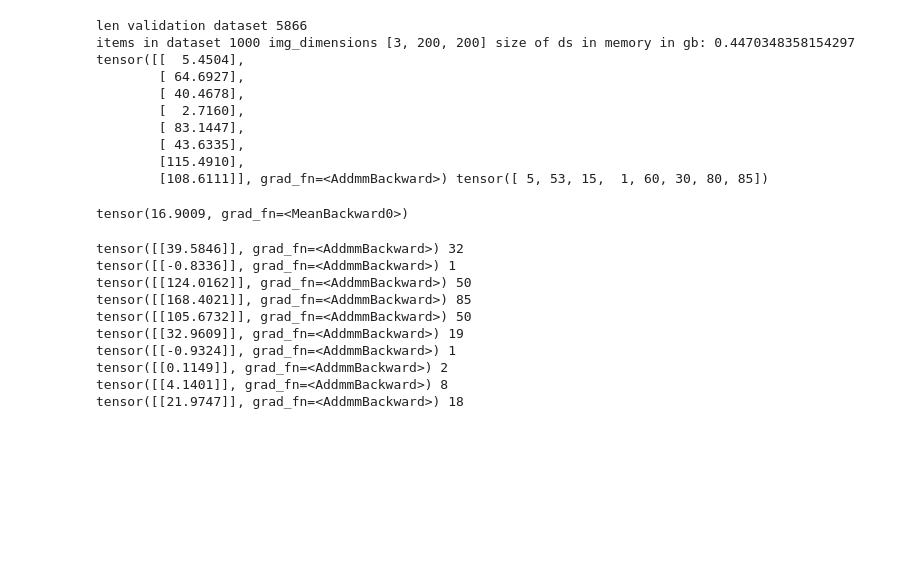
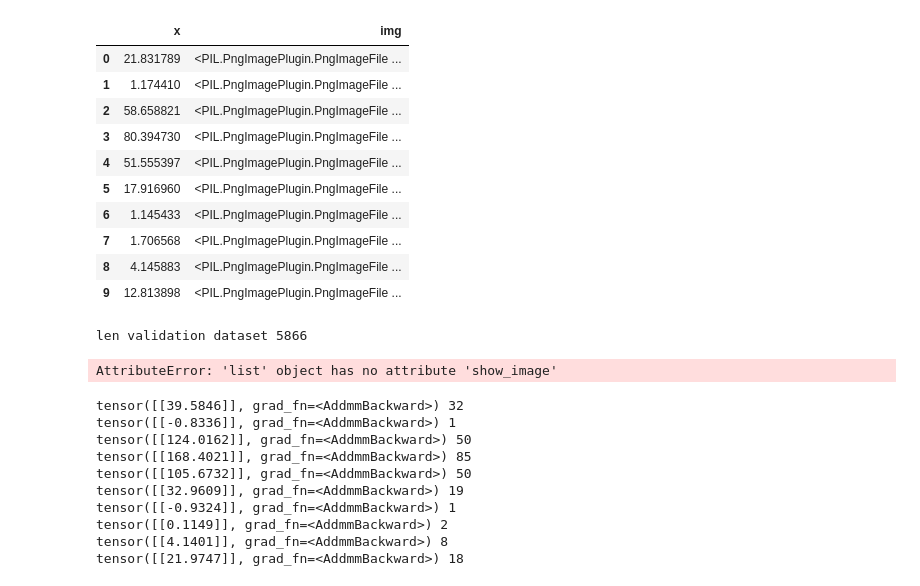
Before and after one commit to jvanelteren/age_prediction, a Jupyter notebook: age_pure_pytorch.ipynb, the cells around one changed output. Cells and saved outputs as stored; diff of their text form; code cells hidden in the pictures; blank space fills up the shorter version.

```diff
--- a/age_pure_pytorch.ipynb
+++ b/age_pure_pytorch.ipynb
@@ -170,13 +173,9 @@ def train():
             not_improve_count = 0
         else:
             not_improve_count += 1
-            if not_improve_count > 4:
+            if not_improve_count > 300:
                 print('early stopping!')
                 break
-
-        for x,y in val_set[:10]:
-            x = x.to(DEVICE)
-            print (model(x[None]),y)
 
         print(f"loss after epoch {epoch} : {total_loss / len(dls['val'].dataset)}")
         writer.add_scalar('time', (time.time()-start_time)/60, epoch)
@@ -188,19 +187,21 @@ def train():
         swa_model.to(DEVICE)
         total_loss_train = 0
         total_loss_val = 0
+
         with torch.no_grad():
             for data in train_dl:
                     x, y = data[0].to(DEVICE), data[1].to(DEVICE)
                     total_loss_train += loss_fn(y, model(x)) * len(y)
             writer.add_scalar('loss/train', total_loss_train/len(train_set), epoch+1)
+            swa_model.eval()
 
             for data in val_dl:
                     x, y = data[0].to(DEVICE), data[1].to(DEVICE)
                     total_loss_val += loss_fn(y, model(x)) * len(y)
             writer.add_scalar('loss/val', total_loss_train/len(val_set), epoch+1)
         swa_model.avg_fn=None
-        torch.save(swa_model,'data/output/'+'swa_model'+str(total_loss_val/len(val_set)))
-    torch.save(best_model,'data/output/'+'model'+str(best_loss/len(val_set)))
+        torch.save(swa_model,'data/output/'+'swa_model'+str((total_loss_val/len(val_set)).item()))
+    torch.save(best_model,'data/output/'+'model'+str((best_loss/len(val_set)).item()))
     writer.flush()
     writer.close()
 # %%
@@ -308,24 +316,26 @@ model.load_state_dict(torch.load("data/output/modeltensor(4.3645, device='cuda:0
-# %%
-val_set = Ageset("data/face_age", valid=True)[:1000]
-determine_size(val_set)
-val_dl = DataLoader(val_set, batch_size=8, shuffle=True)
-x,y = next(iter(val_dl))
-x.to(DEVICE)
-model.eval()
-print (model(x),y)
-mae_loss(y, model(x))
-# %% [output]
-len validation dataset 5866
-items in dataset 1000 img_dimensions [3, 200, 200] size of ds in memory in gb: 0.4470348358154297
-tensor([[  5.4504],
-        [ 64.6927],
-        [ 40.4678],
-        [  2.7160],
-        [ 83.1447],
-        [ 43.6335],
-        [115.4910],
-        [108.6111]], grad_fn=<AddmmBackward>) tensor([ 5, 53, 15,  1, 60, 30, 80, 85])
-tensor(16.9009, grad_fn=<MeanBackward0>)
+# %%
+import pandas as pd
+df = pd.DataFrame({'x':[model(val_set[i][0][None]).item() for i in range(10)],
+            'img':[val_set.show_image(i) for i in range(10)]})
+df
+# %% [output]
+|  | x | img |
+| 0 | 21.831789 | <PIL.PngImagePlugin.PngImageFile ... |
+| 1 | 1.174410 | <PIL.PngImagePlugin.PngImageFile ... |
+| 2 | 58.658821 | <PIL.PngImagePlugin.PngImageFile ... |
+| 3 | 80.394730 | <PIL.PngImagePlugin.PngImageFile ... |
+| 4 | 51.555397 | <PIL.PngImagePlugin.PngImageFile ... |
+| 5 | 17.916960 | <PIL.PngImagePlugin.PngImageFile ... |
+| 6 | 1.145433 | <PIL.PngImagePlugin.PngImageFile ... |
+| 7 | 1.706568 | <PIL.PngImagePlugin.PngImageFile ... |
+| 8 | 4.145883 | <PIL.PngImagePlugin.PngImageFile ... |
+| 9 | 12.813898 | <PIL.PngImagePlugin.PngImageFile ... |
+# %%
+val_set = Ageset("data/face_age", valid=True)[:10]
+val_set.show_image(1)
+# %% [output]
+len validation dataset 5866
+AttributeError: 'list' object has no attribute 'show_image'
 # %%
 for x,y in val_set[:10]:
     model.eval()
```
Also changed, not shown: parts of 6 cells of this notebook.
